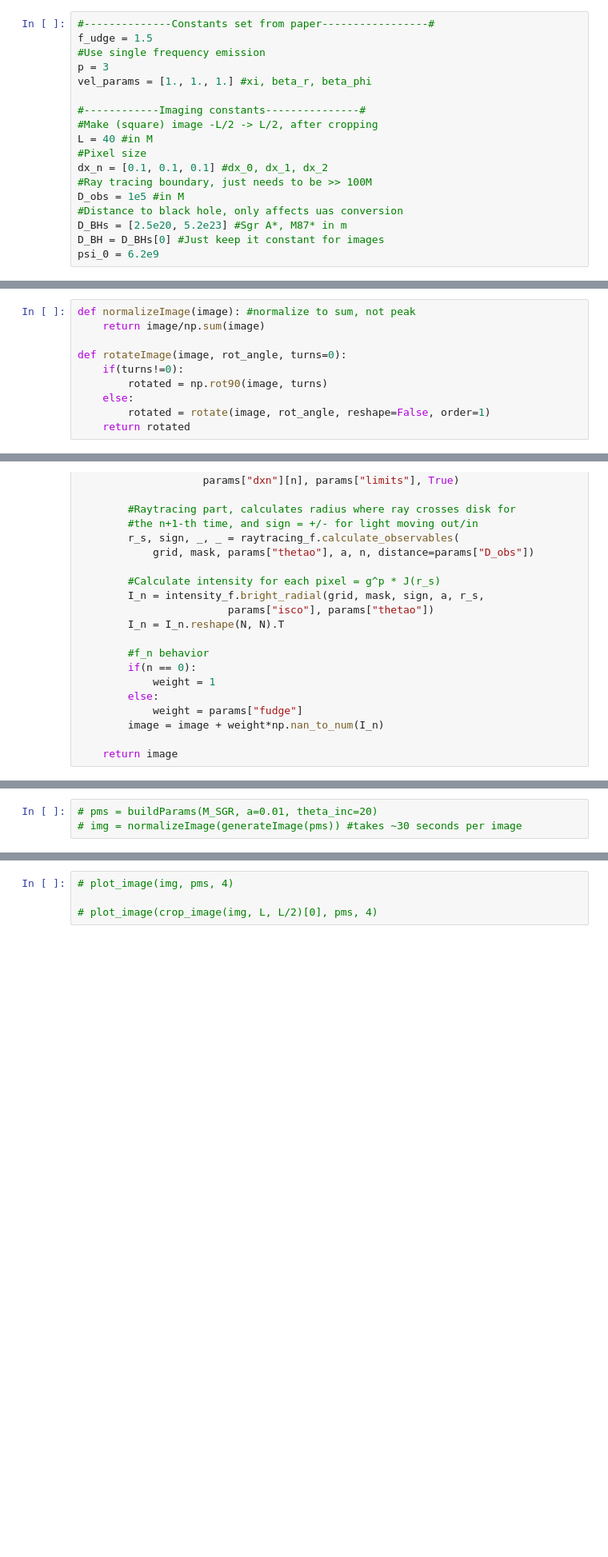
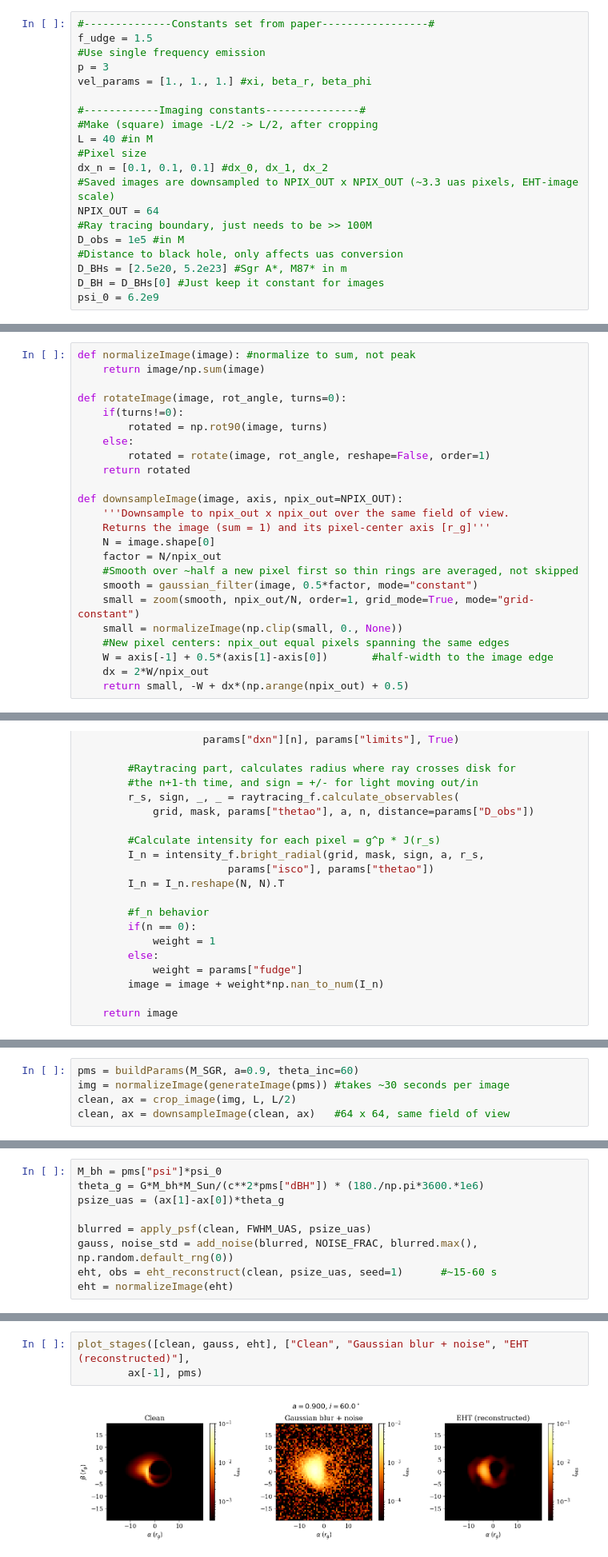
Before and after one commit to Aaron-Barrios/RAAD_Lensing, a Jupyter notebook: generating_images.ipynb, the cells around one changed output, grey strips where cells are left out. Shown at 80% size. Drawn from its saved outputs; the diff is of its cells as text; blank space fills up the shorter version.

Commit message:
Downsampled clean images to 64x64, folded in Deniz's work for Gaussian+Noise blurred images, and used EHT's ehtim for EHT-style images. Ready for CNN learning

```diff
--- a/generating_images.ipynb
+++ b/generating_images.ipynb
@@ -47,6 +71,8 @@ vel_params = [1., 1., 1.] #xi, beta_r, beta_phi
 L = 40 #in M
 #Pixel size
 dx_n = [0.1, 0.1, 0.1] #dx_0, dx_1, dx_2
+#Saved images are downsampled to NPIX_OUT x NPIX_OUT (~3.3 uas pixels, EHT-image scale)
+NPIX_OUT = 64
 #Ray tracing boundary, just needs to be >> 100M
 D_obs = 1e5 #in M
 #Distance to black hole, only affects uas conversion
@@ -99,3 +125,17 @@ def rotateImage(image, rot_angle, turns=0):
 	else:
 		rotated = rotate(image, rot_angle, reshape=False, order=1)
 	return rotated
+
+def downsampleImage(image, axis, npix_out=NPIX_OUT):
+	'''Downsample to npix_out x npix_out over the same field of view.
+	Returns the image (sum = 1) and its pixel-center axis [r_g]'''
+	N = image.shape[0]
+	factor = N/npix_out
+	#Smooth over ~half a new pixel first so thin rings are averaged, not skipped
+	smooth = gaussian_filter(image, 0.5*factor, mode="constant")
+	small = zoom(smooth, npix_out/N, order=1, grid_mode=True, mode="grid-constant")
+	small = normalizeImage(np.clip(small, 0., None))
+	#New pixel centers: npix_out equal pixels spanning the same edges
+	W = axis[-1] + 0.5*(axis[1]-axis[0])       #half-width to the image edge
+	dx = 2*W/npix_out
+	return small, -W + dx*(np.arange(npix_out) + 0.5)
@@ -181,3 +279,5 @@ def plot_image(image, parms, lowlim = 2.5):
 # %%
-# pms = buildParams(M_SGR, a=0.01, theta_inc=20)
-# img = normalizeImage(generateImage(pms)) #takes ~30 seconds per image
+pms = buildParams(M_SGR, a=0.9, theta_inc=60)
+img = normalizeImage(generateImage(pms)) #takes ~30 seconds per image
+clean, ax = crop_image(img, L, L/2)
+clean, ax = downsampleImage(clean, ax)   #64 x 64, same field of view
@@ -183,0 +288,9 @@ def plot_image(image, parms, lowlim = 2.5):
+# %%
+M_bh = pms["psi"]*psi_0
+theta_g = G*M_bh*M_Sun/(c**2*pms["dBH"]) * (180./np.pi*3600.*1e6)
+psize_uas = (ax[1]-ax[0])*theta_g
+
+blurred = apply_psf(clean, FWHM_UAS, psize_uas)
+gauss, noise_std = add_noise(blurred, NOISE_FRAC, blurred.max(), np.random.default_rng(0))
+eht, obs = eht_reconstruct(clean, psize_uas, seed=1)      #~15-60 s
+eht = normalizeImage(eht)
@@ -184,4 +315,5 @@ def plot_image(image, parms, lowlim = 2.5):
 # %%
-# plot_image(img, pms, 4)
-
-# plot_image(crop_image(img, L, L/2)[0], pms, 4)
+plot_stages([clean, gauss, eht], ["Clean", "Gaussian blur + noise", "EHT (reconstructed)"],
+		ax[-1], pms)
+# %% [output]
+[figure, added]
```
Also changed, not shown: parts of 25 cells of this notebook, 10 other files.
